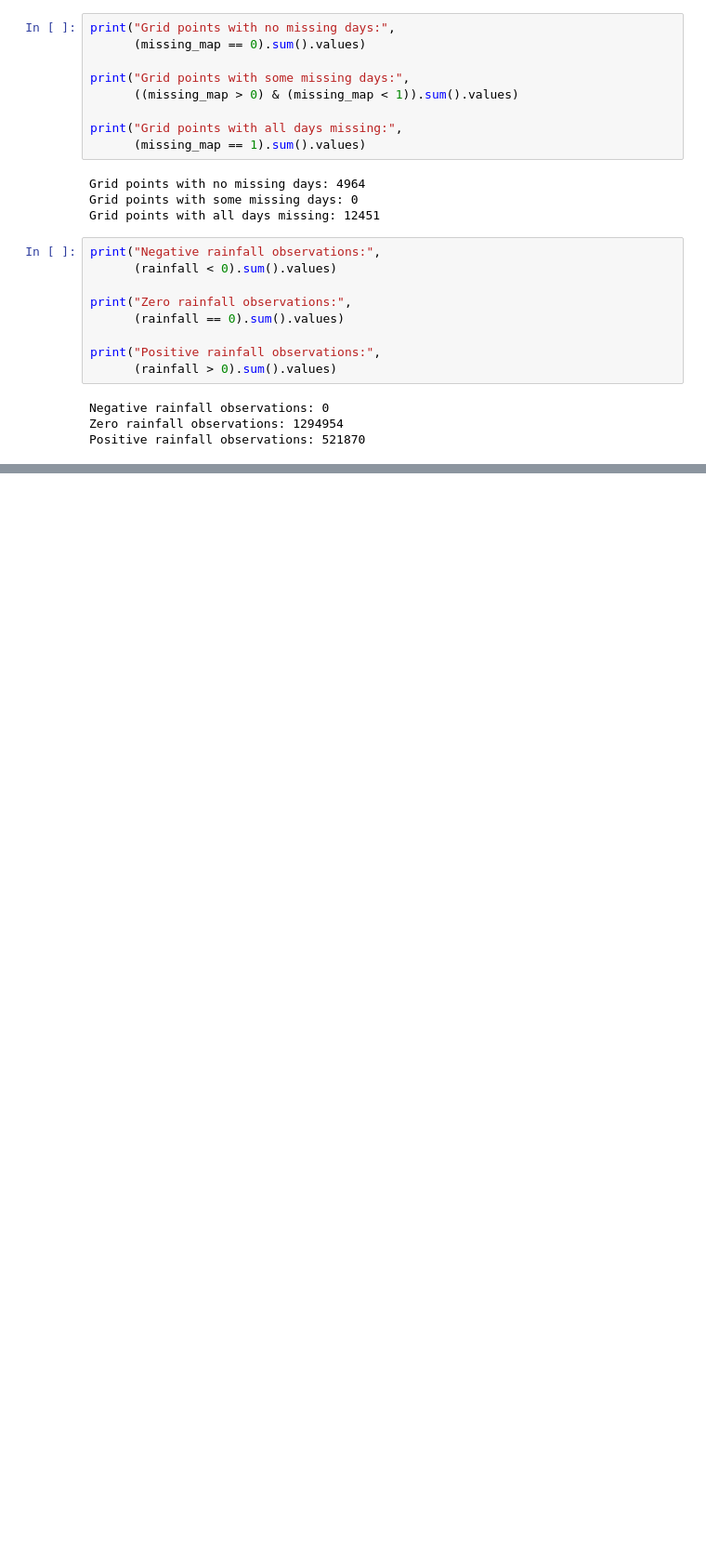
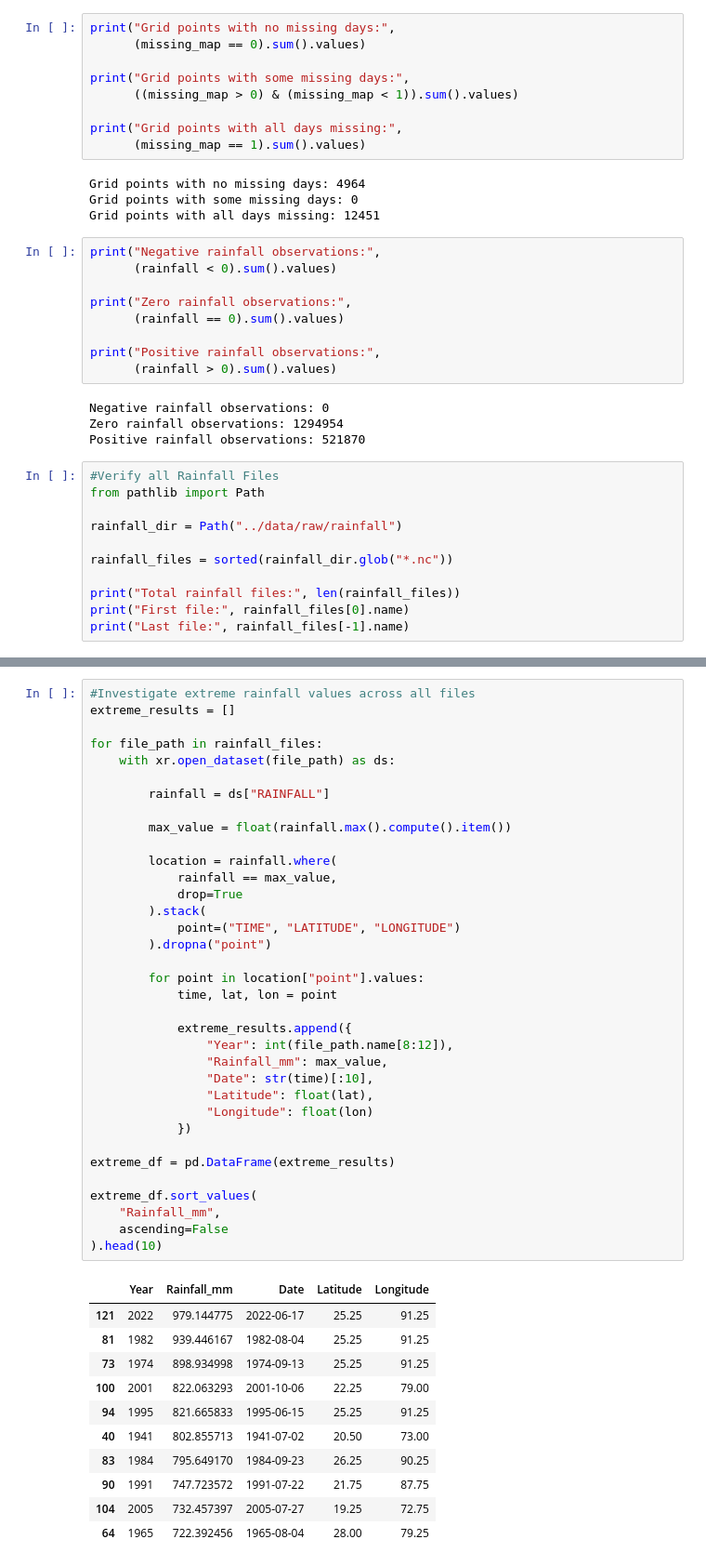
Before and after one commit to mkosh725/AgriRain-ML, a Jupyter notebook: notebooks/01_rainfall_data_inspection.ipynb, the cells around one changed output, grey strips where cells are left out. Shown at 93% size. Cells and saved outputs as stored; diff of their text form; blank space fills up the shorter version.

Commit message:
Complete historical rainfall dataset audit

```diff
--- a/notebooks/01_rainfall_data_inspection.ipynb
+++ b/notebooks/01_rainfall_data_inspection.ipynb
@@ -130,3 +130,14 @@ print("Positive rainfall observations:",
 Negative rainfall observations: 0
 Zero rainfall observations: 1294954
 Positive rainfall observations: 521870
+# %%
+#Verify all Rainfall Files
+from pathlib import Path
+
+rainfall_dir = Path("../data/raw/rainfall")
+
+rainfall_files = sorted(rainfall_dir.glob("*.nc"))
+
+print("Total rainfall files:", len(rainfall_files))
+print("First file:", rainfall_files[0].name)
+print("Last file:", rainfall_files[-1].name)
@@ -132,0 +444,47 @@ Positive rainfall observations: 521870
+# %%
+#Investigate extreme rainfall values across all files
+extreme_results = []
+
+for file_path in rainfall_files:
+    with xr.open_dataset(file_path) as ds:
+
+        rainfall = ds["RAINFALL"]
+
+        max_value = float(rainfall.max().compute().item())
+
+        location = rainfall.where(
+            rainfall == max_value,
+            drop=True
+        ).stack(
+            point=("TIME", "LATITUDE", "LONGITUDE")
+        ).dropna("point")
+
+        for point in location["point"].values:
+            time, lat, lon = point
+
+            extreme_results.append({
+                "Year": int(file_path.name[8:12]),
+                "Rainfall_mm": max_value,
+                "Date": str(time)[:10],
+                "Latitude": float(lat),
+                "Longitude": float(lon)
+            })
+
+extreme_df = pd.DataFrame(extreme_results)
+
+extreme_df.sort_values(
+    "Rainfall_mm",
+    ascending=False
+).head(10)
+# %% [output]
+|  | Year | Rainfall_mm | Date | Latitude | Longitude |
+| 121 | 2022 | 979.144775 | 2022-06-17 | 25.25 | 91.25 |
+| 81 | 1982 | 939.446167 | 1982-08-04 | 25.25 | 91.25 |
+| 73 | 1974 | 898.934998 | 1974-09-13 | 25.25 | 91.25 |
+| 100 | 2001 | 822.063293 | 2001-10-06 | 22.25 | 79.00 |
+| 94 | 1995 | 821.665833 | 1995-06-15 | 25.25 | 91.25 |
+| 40 | 1941 | 802.855713 | 1941-07-02 | 20.50 | 73.00 |
+| 83 | 1984 | 795.649170 | 1984-09-23 | 26.25 | 90.25 |
+| 90 | 1991 | 747.723572 | 1991-07-22 | 21.75 | 87.75 |
+| 104 | 2005 | 732.457397 | 2005-07-27 | 19.25 | 72.75 |
+| 64 | 1965 | 722.392456 | 1965-08-04 | 28.00 | 79.25 |
```
Also changed, not shown: parts of 10 cells of this notebook.
